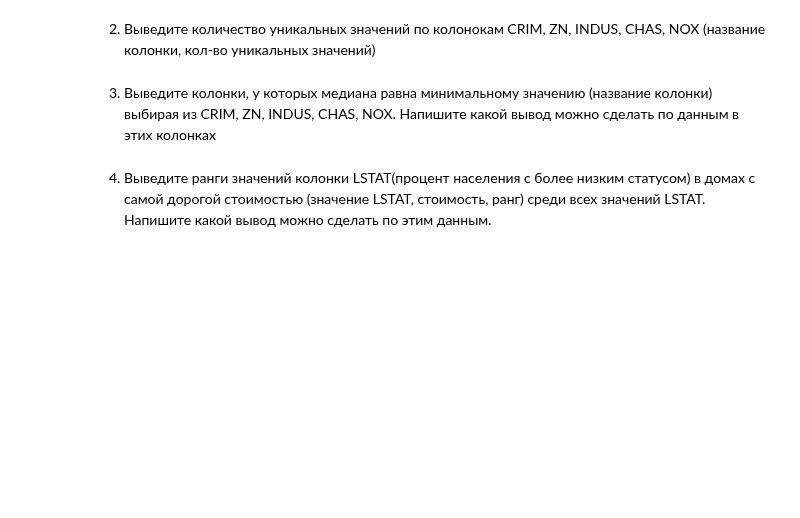
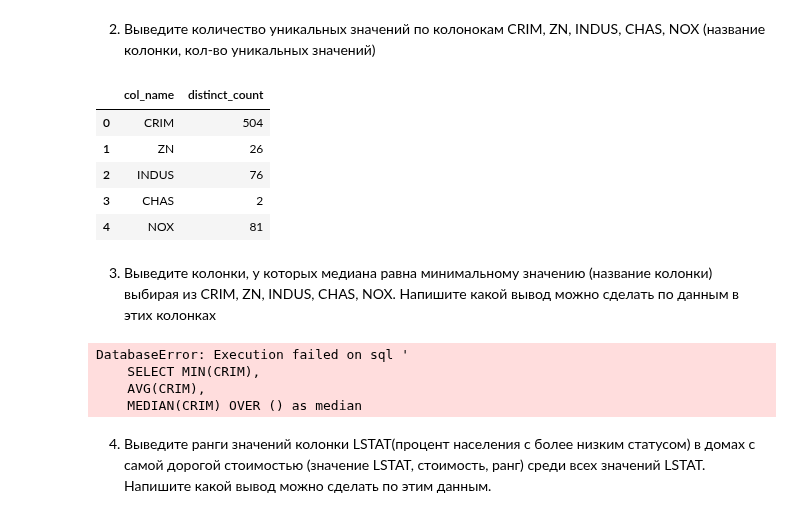
Before and after one commit to NtimTim/DS_School_Home_Work, a Jupyter notebook: sql_2_HW_NataliaTimoshuk.ipynb, the cells around one changed output. Cells and saved outputs as stored; diff of their text form; code cells hidden in the pictures; blank space fills up the shorter version.

```diff
--- a/sql_2_HW_NataliaTimoshuk.ipynb
+++ b/sql_2_HW_NataliaTimoshuk.ipynb
@@ -45,13 +100,58 @@ pd.read_sql(
+# %%
+pd.read_sql(
+    '''
+    SELECT
+    'CRIM' as col_name,
+    count(distinct CRIM) as distinct_count
+    FROM boston
+    UNION ALL
+    SELECT
+    'ZN' as col_name,
+    count(distinct ZN) as distinct_count
+    FROM boston
+    UNION ALL
+    SELECT
+    'INDUS' as col_name,
+    count(distinct INDUS) as distinct_count
+    FROM boston
+    UNION ALL
+    SELECT
+    'CHAS' as col_name,
+    count(distinct CHAS) as distinct_count
+    FROM boston
+    UNION ALL
+    SELECT
+    'NOX' as col_name,
+    count(distinct NOX) as distinct_count
+    FROM boston
+    ''',
+    con,
+)
+# %% [output]
+|  | col_name | distinct_count |
+| 0 | CRIM | 504 |
+| 1 | ZN | 26 |
+| 2 | INDUS | 76 |
+| 3 | CHAS | 2 |
+| 4 | NOX | 81 |
 # %% [markdown]
 3. Выведите колонки, у которых медиана равна минимальному значению (название колонки) выбирая из CRIM, ZN, INDUS, CHAS, NOX. Напишите какой вывод можно сделать по данным в этих колонках
 # %%
 pd.read_sql(
     '''
-    SELECT * FROM boston
-    limit 5
+    SELECT MIN(CRIM),
+    AVG(CRIM),
+    MEDIAN(CRIM) OVER () as median
+    FROM boston
+
     ''',
     con,
 )
+# %% [output]
+DatabaseError: Execution failed on sql '
+    SELECT MIN(CRIM),
+    AVG(CRIM),
+    MEDIAN(CRIM) OVER () as median
 # %% [markdown]
 4. Выведите ранги значений колонки LSTAT(процент населения с более низким статусом) в домах с самой дорогой стоимостью (значение LSTAT, стоимость, ранг) среди всех значений LSTAT. Напишите какой вывод можно сделать по этим данным.
 # %%
```
Also changed, not shown: parts of 7 cells of this notebook.
